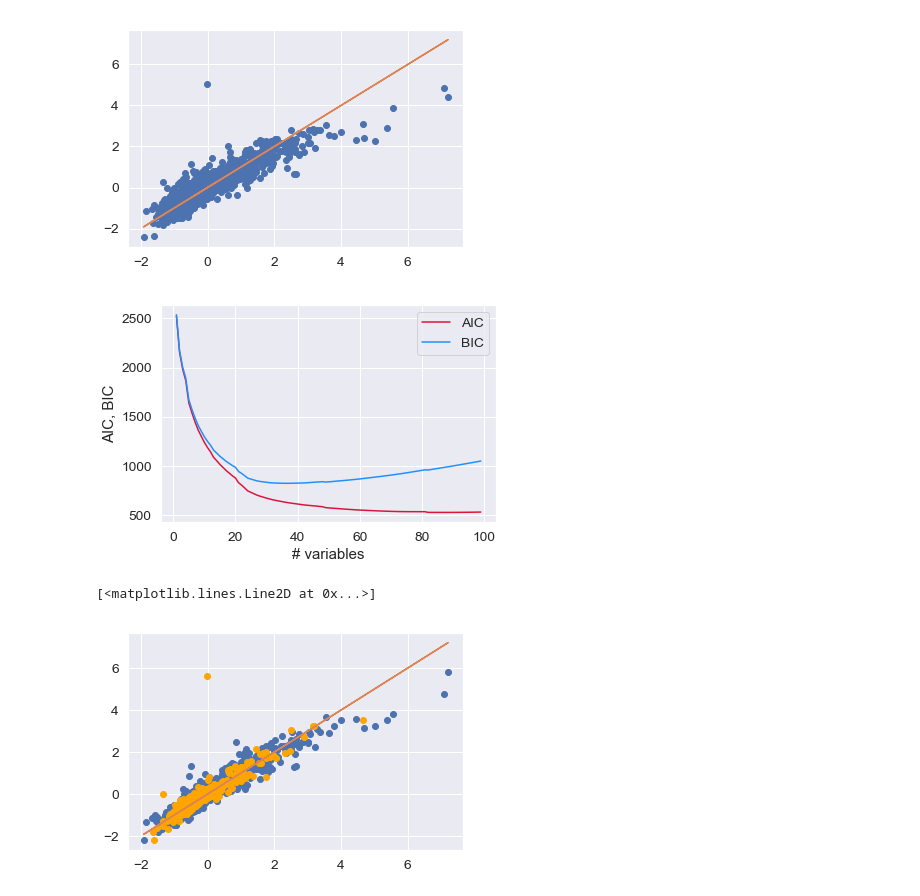
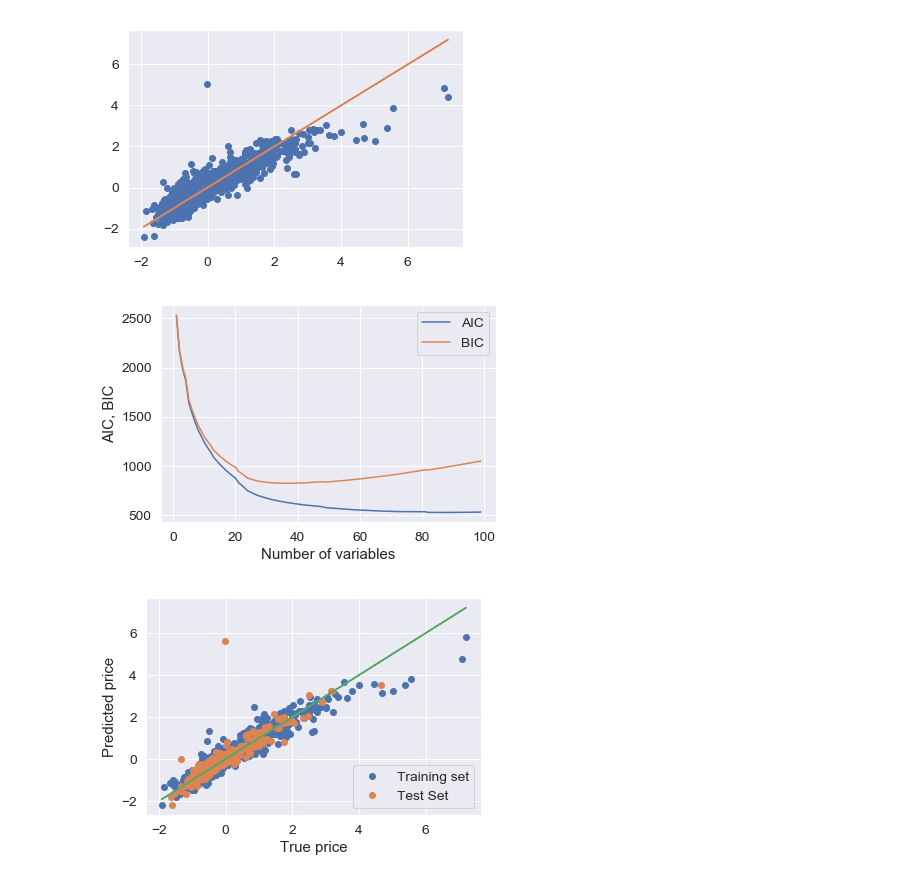
Before and after one commit to balintkaszas/houseprice, a Jupyter notebook: houseprice.ipynb, the cells around one changed output. Cells and saved outputs as stored; diff of their text form; code cells hidden in the pictures.

```diff
--- a/houseprice.ipynb
+++ b/houseprice.ipynb
@@ -457,28 +475,31 @@ for i in range(1, 100):
     bic.append(regr.bic)
 
 
-plt.xlabel('# variables')
+plt.xlabel('Number of variables')
 plt.ylabel('AIC, BIC')
-plt.plot( displ, aic, color='crimson',label='AIC')
-plt.plot( displ, bic, color='dodgerBlue',  label='BIC')
+plt.plot( displ, aic,label='AIC')
+plt.plot( displ, bic,  label='BIC')
 plt.legend()
+plt.savefig('aicbic.png')
 plt.show()
 # %% [output]
-[figure, old version]
+[figure, new version]
 # %%
 X_train, X_test, y_train, y_test = train_test_split(X, Y, test_size=0.2, random_state=0)
 # %%
 model_whole = linear_model.LinearRegression(fit_intercept = True)
 model_whole.fit(X_train[features_list[25]].values, y_train)
 pred = model_whole.predict(X_train[features_list[25]].values)
 pred_test = model_whole.predict(X_test[features_list[25]].values)
-plt.plot(y_train, pred,'o')
-plt.plot(y_test, pred_test,'o', c='orange')
-
+plt.plot(y_train, pred,'o', label='Training set')
+plt.plot(y_test, pred_test,'o',label = 'Test Set')
+plt.legend(loc='best')
+plt.xlabel('True price')
+plt.ylabel('Predicted price')
 plt.plot(Y, Y,'-')
+plt.savefig('25variables.png')
 # %% [output]
-[<matplotlib.lines.Line2D at 0x...>]
-[figure, old version]
+[figure, new version]
 # %%
 model_whole
 d = measureAcc(model_whole, X[features_list[25]].values, Y)
```
Also changed, not shown: parts of 28 cells of this notebook.
